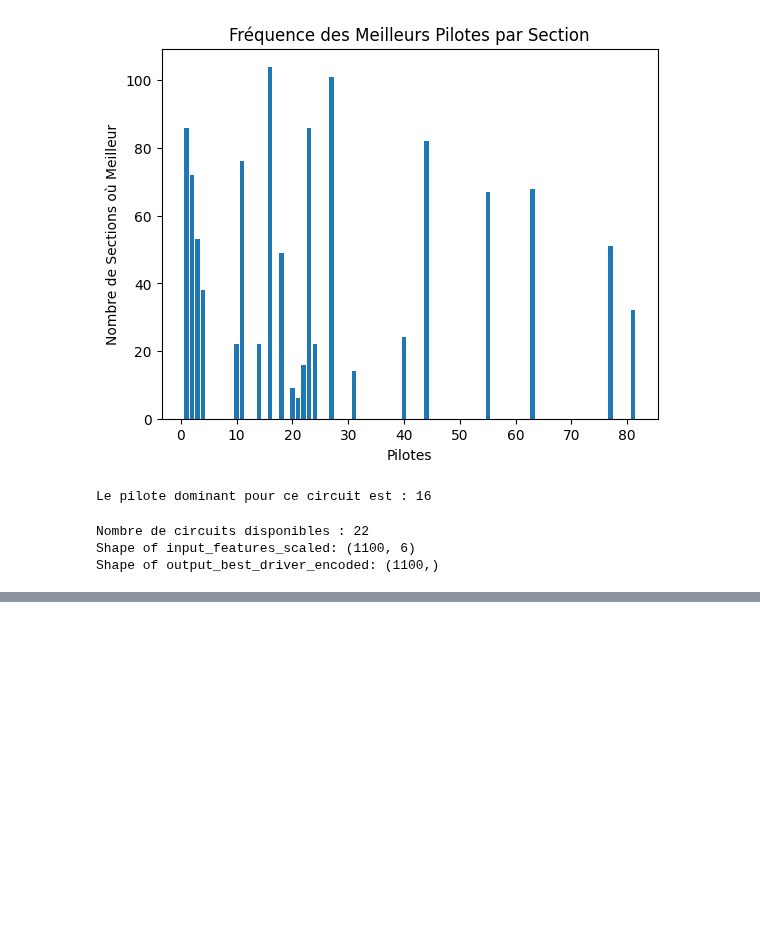
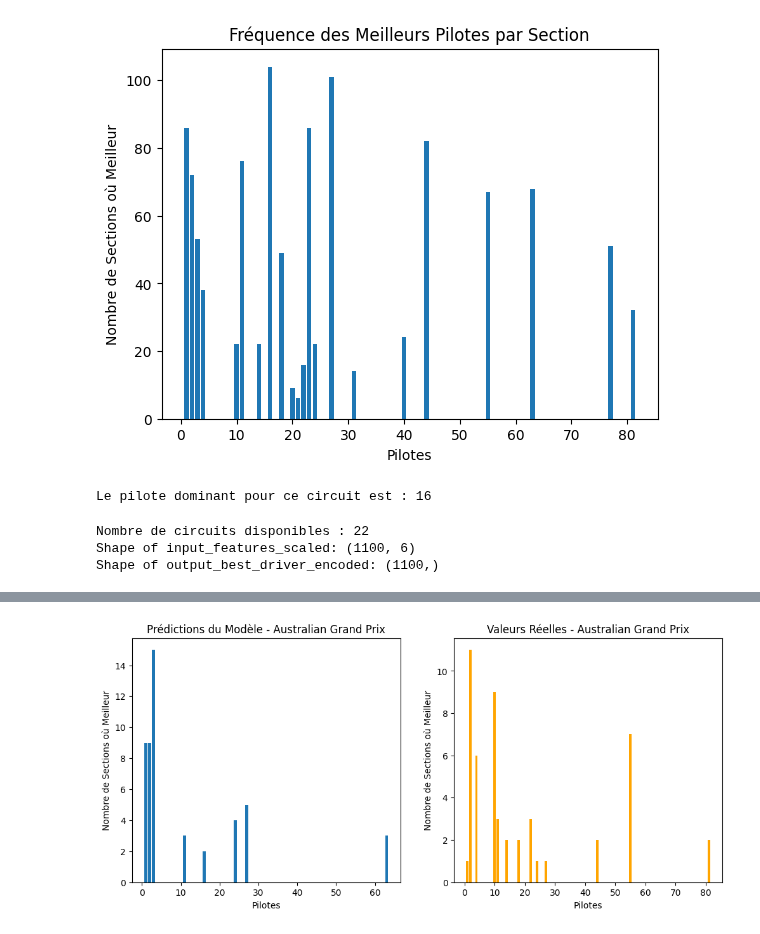
Before and after one commit to rricc22/F1, a Jupyter notebook: analyse2.ipynb, the cells around one changed output, grey strips where cells are left out. Drawn from its saved outputs; the diff is of its cells as text; code cells hidden in the pictures; blank space fills up the shorter version.

```diff
--- a/analyse2.ipynb
+++ b/analyse2.ipynb
@@ -242,0 +294,85 @@ Le pilote dominant pour Bahrain Grand Prix est : 1
+# %%
+import pandas as pd
+import numpy as np
+import matplotlib.pyplot as plt
+from sklearn.preprocessing import LabelEncoder, StandardScaler
+from tensorflow.keras.models import load_model
+
+# Charger le dataset
+df = pd.read_csv('/home/riccardo/Documents/F1/dataset/dataset_best_driver.csv')
+
+# Supprimer les colonnes inutiles
+df = df.drop('Unnamed: 0', axis=1, errors='ignore')
+
+# Encoder les noms des Grands Prix
+gp_encoder = LabelEncoder()
+df['Grand Prix'] = gp_encoder.fit_transform(df['Grand Prix'])
+
+# Encoder les pilotes
+label_encoder = LabelEncoder()
+df['Best_Driver'] = label_encoder.fit_transform(df['Best_Driver'])
+
+# Sélectionner un circuit spécifique pour la comparaison
+grand_prix_name = "Australian Grand Prix"
+grand_prix_num = gp_encoder.transform([grand_prix_name])[0]
+
+# Filtrer uniquement ce circuit
+df_gp = df[df['Grand Prix'] == grand_prix_num].reset_index(drop=True)
+
+# Vérifier s'il y a bien 50 sections
+if df_gp.shape[0] < 50:
+    raise ValueError("Il y a moins de 50 sections pour ce Grand Prix !")
+
+df_gp_50 = df_gp.iloc[:50]  # Sélectionner les 50 premières sections
+
+# Sélectionner les features d'entrée
+input_features_test = df_gp_50[['X', 'Y', 'Angle', 'Straight_Line', 'Speed', 'Grand Prix']].fillna(0)
+
+# Normaliser les données d'entrée
+scaler = StandardScaler()
+input_features_scaled_test = scaler.fit_transform(input_features_test)
+
+# Reshape pour le LSTM
+X_test = input_features_scaled_test.reshape(1, 50, 6)  # 1 circuit, 50 sections, 6 features
+
+# Charger le modèle pré-entraîné (si tu l'as déjà enregistré, sinon entraîne-le)
+# model = load_model('/mnt/data/lstm_model.h5')  # Assure-toi que le fichier existe
+
+# Faire des prédictions
+y_pred = model.predict(X_test)
+y_pred_classes = y_pred.argmax(axis=-1).flatten()
+
+# Décoder les prédictions pour obtenir les noms/numéros des pilotes
+y_pred_drivers = label_encoder.inverse_transform(y_pred_classes)
+
+# Fréquence des meilleurs pilotes prédits
+unique_pred, counts_pred = np.unique(y_pred_drivers, return_counts=True)
+driver_counts_pred = dict(zip(unique_pred, counts_pred))
+
+# Fréquence des meilleurs pilotes réels
+unique_real, counts_real = np.unique(df_gp_50['Best_Driver'].values, return_counts=True)
+driver_counts_real = dict(zip(label_encoder.inverse_transform(unique_real), counts_real))
+
+# Afficher les deux histogrammes pour comparaison
+fig, axes = plt.subplots(1, 2, figsize=(12, 5))
+
+# Histogramme des prédictions du modèle
+axes[0].bar(driver_counts_pred.keys(), driver_counts_pred.values())
+axes[0].set_xlabel('Pilotes')
+axes[0].set_ylabel('Nombre de Sections où Meilleur')
+axes[0].set_title(f'Prédictions du Modèle - {grand_prix_name}')
+
+# Histogramme des valeurs réelles du dataset
+axes[1].bar(driver_counts_real.keys(), driver_counts_real.values(), color='orange')
+axes[1].set_xlabel('Pilotes')
+axes[1].set_ylabel('Nombre de Sections où Meilleur')
+axes[1].set_title(f'Valeurs Réelles - {grand_prix_name}')
+
+plt.show()
+
+# Comparer le pilote dominant entre les deux distributions
+dominant_driver_pred = max(driver_counts_pred, key=driver_counts_pred.get)
+dominant_driver_real = max(driver_counts_real, key=driver_counts_real.get)
+
+dominant_driver_pred, dominant_driver_real
+# %% [output]
@@ -242,0 +380 @@ Le pilote dominant pour Bahrain Grand Prix est : 1
+[figure, added]
```
Also changed, not shown: parts of 6 cells of this notebook.
